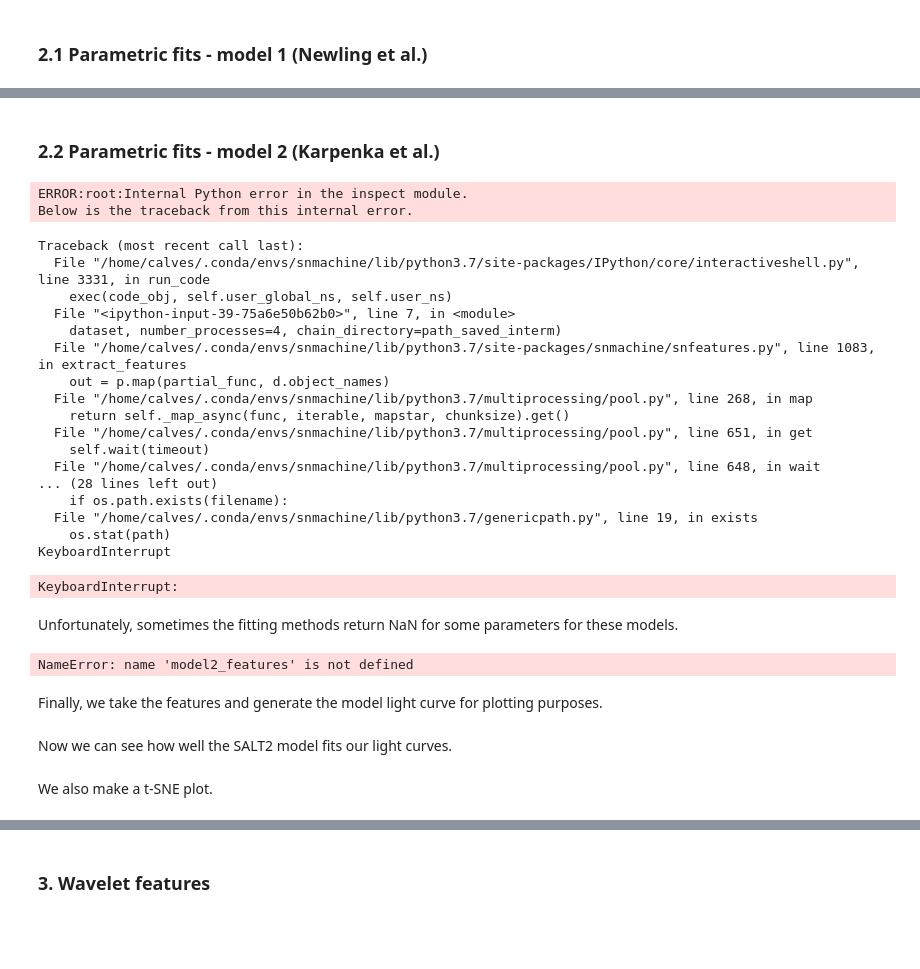
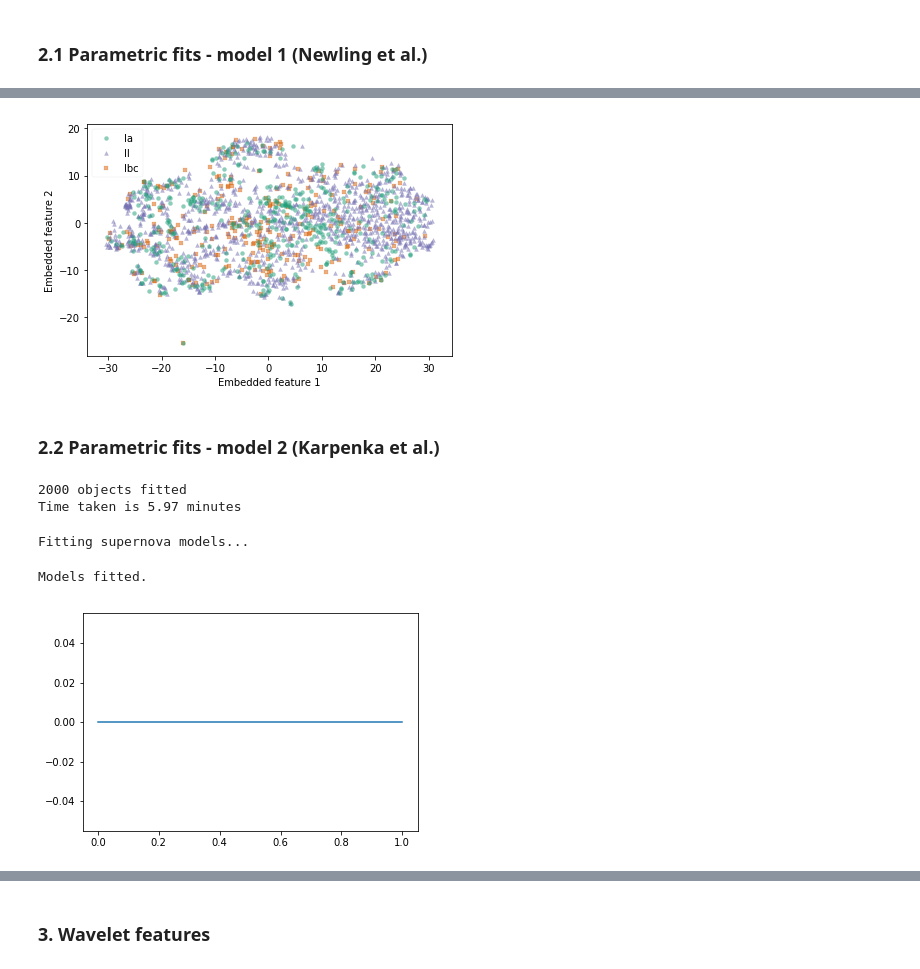
Before and after one commit to LSSTDESC/snmachine, a Jupyter notebook: examples/example_spcc.ipynb, the cells around one changed output, grey strips where cells are left out. Drawn from its saved outputs; the diff is of its cells as text; code cells hidden in the pictures; blank space fills up the shorter version.

```diff
--- a/examples/example_spcc.ipynb
+++ b/examples/example_spcc.ipynb
@@ -681,6 +185,8 @@ We also make a t-SNE plot.
 # %%
 plt.figure()
-tsne_plot.plot(model1_features, join(model1_features, types)['Type'])
+tsne_plot.plot(mod1_features,join(mod1_features,types)['Type'])
+# %% [output]
+[figure, added]
 # %% [markdown]
 ### 2.2 Parametric fits - model 2 (Karpenka et al.)
 # %%
@@ -689,40 +194,16 @@ model2_features_instance = snfeatures.ParametricFeatures(
 # %%
 %%capture --no-stdout
 if read_from_file:
-    model2_features = Table.read(f'{run_name}_karpenka.dat', format='ascii')
-    better_name = model2_features['Object'].astype(str)
-    model2_features.replace_column('Object', better_name)
+    mod2_features=Table.read('%s_karpenka.dat' %run_name, format='ascii')
+    blah=mod2_features['Object'].astype(str)
+    mod2_features.replace_column('Object', blah)
 else:
-    model2_features = model2_features_instance.extract_features(
-        dataset, number_processes=4, chain_directory=path_saved_interm)
-    model2_features.write(f'{run_name}_karpenka.dat', format='ascii')
+    mod2_features=mod2Feats.extract_features(dat,nprocesses=4,chain_directory=out_int)
+    mod2_features.write('%s_karpenka.dat' %run_name, format='ascii')
 # %% [output]
-ERROR:root:Internal Python error in the inspect module.
-Below is the traceback from this internal error.
+2000 objects fitted
+Time taken is 5.97 minutes
-Traceback (most recent call last):
-  File "/home/calves/.conda/envs/snmachine/lib/python3.7/site-packages/IPython/core/interactiveshell.py", line 3331, in run_code
-    exec(code_obj, self.user_global_ns, self.user_ns)
-  File "<ipython-input-39-75a6e50b62b0>", line 7, in <module>
-    dataset, number_processes=4, chain_directory=path_saved_interm)
-  File "/home/calves/.conda/envs/snmachine/lib/python3.7/site-packages/snmachine/snfeatures.py", line 1083, in extract_features
-    out = p.map(partial_func, d.object_names)
-  File "/home/calves/.conda/envs/snmachine/lib/python3.7/multiprocessing/pool.py", line 268, in map
-    return self._map_async(func, iterable, mapstar, chunksize).get()
-  File "/home/calves/.conda/envs/snmachine/lib/python3.7/multiprocessing/pool.py", line 651, in get
-    self.wait(timeout)
-  File "/home/calves/.conda/envs/snmachine/lib/python3.7/multiprocessing/pool.py", line 648, in wait
-... (28 lines left out)
-    if os.path.exists(filename):
-  File "/home/calves/.conda/envs/snmachine/lib/python3.7/genericpath.py", line 19, in exists
-    os.stat(path)
-KeyboardInterrupt
-KeyboardInterrupt:
-# %% [markdown]
-Unfortunately, sometimes the fitting methods return NaN for some parameters for these models.
 # %%
-for c in model2_features.colnames[1:]:
-    model2_features[c][np.isnan(model2_features[c])] = 0
+#Unfortunately, sometimes the fitting methods return NaN for some parameters for these models.
+for c in mod2_features.colnames[1:]:
+    mod2_features[c][np.isnan(mod2_features[c])]=0
-# %% [output]
-NameError: name 'model2_features' is not defined
-# %% [markdown]
-Finally, we take the features and generate the model light curve for plotting purposes.
@@ -731,8 +210,11 @@ dataset.set_model(model2_features_instance.fit_sn, model2_features)
-# %% [markdown]
-Now we can see how well the SALT2 model fits our light curves.
+# %%
+dat.set_model(mod2Feats.fit_sn,mod2_features)
+# %% [output]
+Fitting supernova models...
+Models fitted.
 # %%
-dataset.plot_all()
+dat.plot_all()
+# %% [output]
+[figure, added]
-# %% [markdown]
-We also make a t-SNE plot.
 # %%
 plt.figure()
```
Also changed, not shown: parts of 84 cells of this notebook.
